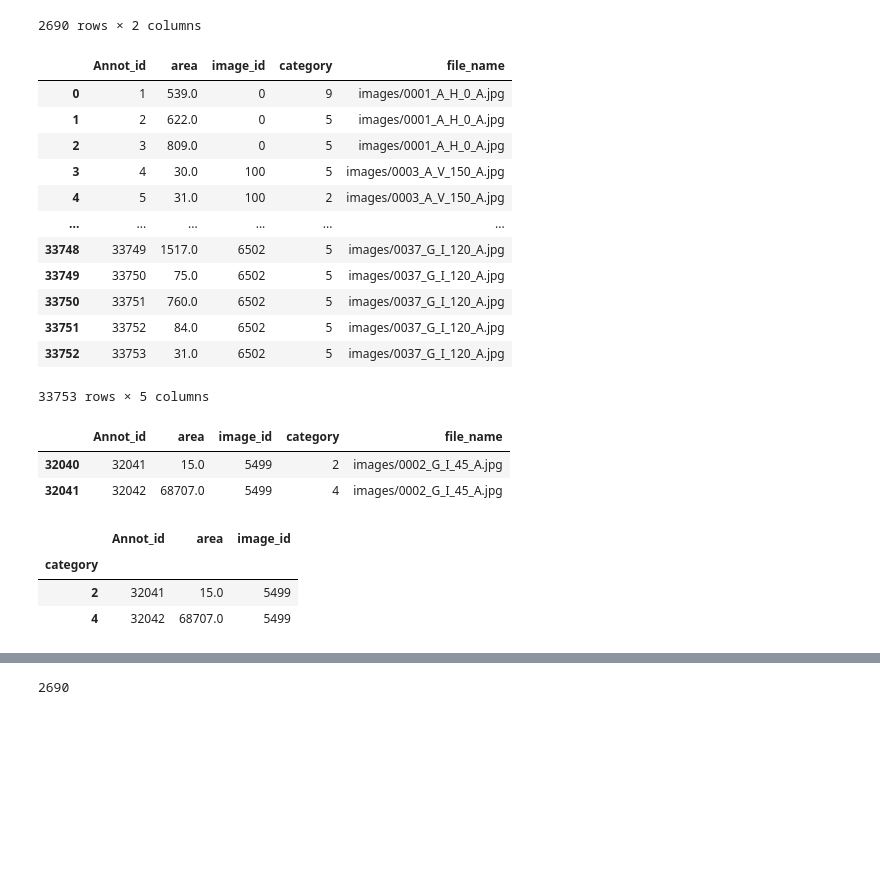
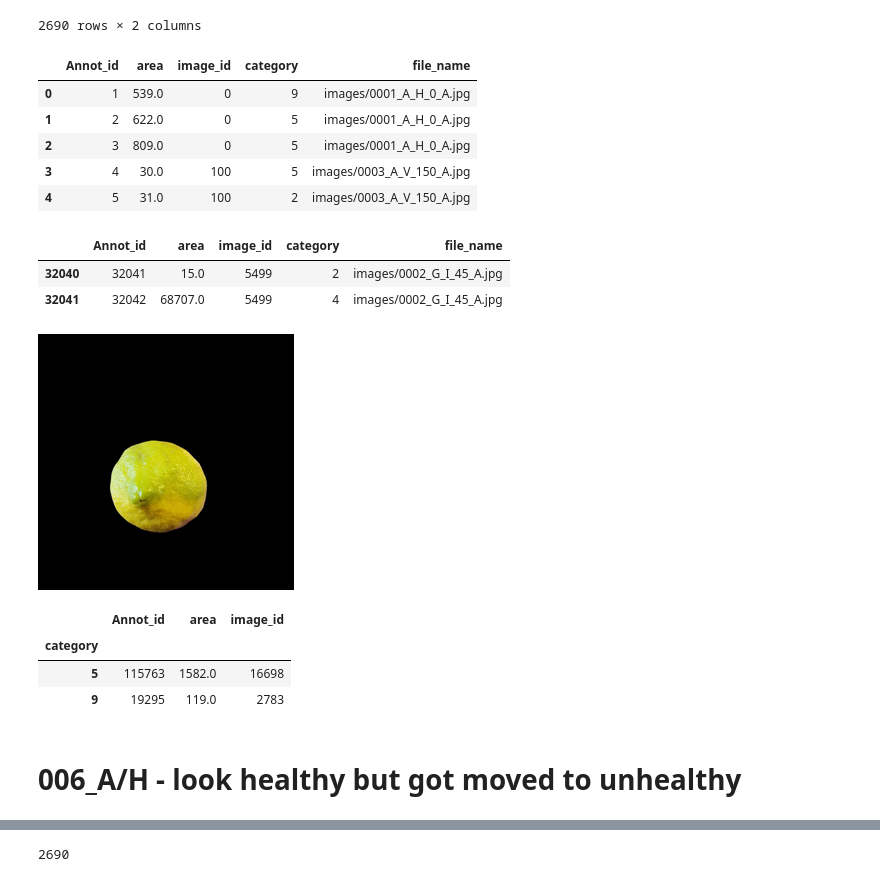
Before and after one commit to lingchin/lemon_project, a Jupyter notebook: notebooks/ETL_Ling.ipynb, the cells around one changed output, grey strips where cells are left out. Cells and saved outputs as stored; diff of their text form; code cells hidden in the pictures; blank space fills up the shorter version.

```diff
--- a/notebooks/ETL_Ling.ipynb
+++ b/notebooks/ETL_Ling.ipynb
@@ -201,31 +193,32 @@ image_df
 2690 rows × 2 columns
 # %%
 merged_df = df.merge(image_df)
-merged_df
+merged_df.head()
 # %% [output]
 |  | Annot_id | area | image_id | category | file_name |
 | 0 | 1 | 539.0 | 0 | 9 | images/0001_A_H_0_A.jpg |
 | 1 | 2 | 622.0 | 0 | 5 | images/0001_A_H_0_A.jpg |
 | 2 | 3 | 809.0 | 0 | 5 | images/0001_A_H_0_A.jpg |
 | 3 | 4 | 30.0 | 100 | 5 | images/0003_A_V_150_A.jpg |
 | 4 | 5 | 31.0 | 100 | 2 | images/0003_A_V_150_A.jpg |
-| ... | ... | ... | ... | ... | ... |
-| 33748 | 33749 | 1517.0 | 6502 | 5 | images/0037_G_I_120_A.jpg |
-| 33749 | 33750 | 75.0 | 6502 | 5 | images/0037_G_I_120_A.jpg |
-| 33750 | 33751 | 760.0 | 6502 | 5 | images/0037_G_I_120_A.jpg |
-| 33751 | 33752 | 84.0 | 6502 | 5 | images/0037_G_I_120_A.jpg |
-| 33752 | 33753 | 31.0 | 6502 | 5 | images/0037_G_I_120_A.jpg |
-33753 rows × 5 columns
 # %%
 merged_df[merged_df['file_name']=="images/0002_G_I_45_A.jpg"]
 # %% [output]
 |  | Annot_id | area | image_id | category | file_name |
 | 32040 | 32041 | 15.0 | 5499 | 2 | images/0002_G_I_45_A.jpg |
 | 32041 | 32042 | 68707.0 | 5499 | 4 | images/0002_G_I_45_A.jpg |
+# %%
+image2 = Image.open('../raw_data/images/0005_D_H_165_C.jpg')
+image2 = image2.resize((256,256))
+image2
+# %% [output]
+[figure, added]
 # %%
-merged_df[merged_df['file_name']=="images/0002_G_I_45_A.jpg"].groupby('category').sum('area')
+merged_df[merged_df['file_name']=="images/0005_D_H_165_C.jpg"].groupby('category').sum('area')
 # %% [output]
 |  | Annot_id | area | image_id |
 | category |  |  |  |
-| 2 | 32041 | 15.0 | 5499 |
-| 4 | 32042 | 68707.0 | 5499 |
+| 5 | 115763 | 1582.0 | 16698 |
+| 9 | 19295 | 119.0 | 2783 |
+# %% [markdown]
+# 006_A/H - look healthy but got moved to unhealthy
```
Also changed, not shown: parts of 89 cells of this notebook, 3 other files.
